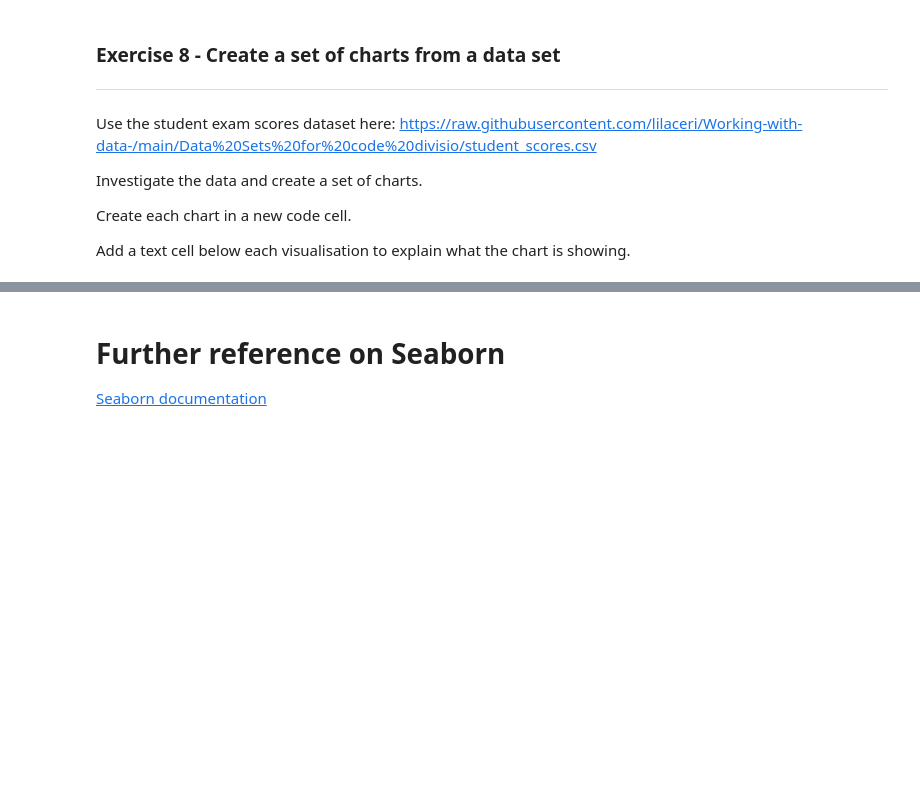
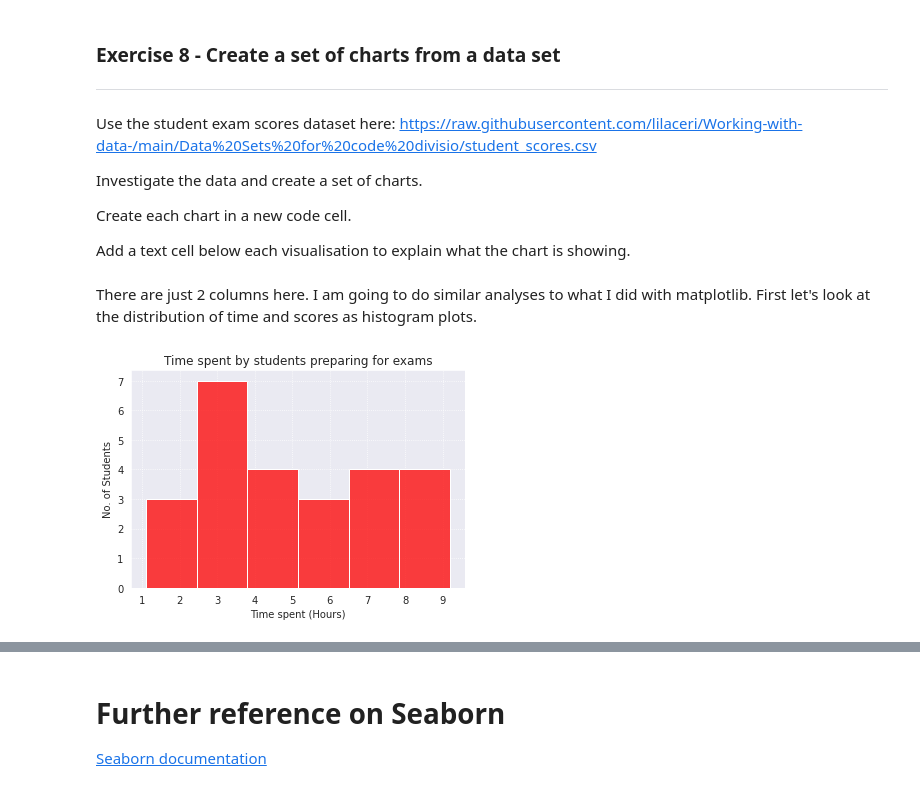
Before and after one commit to JaySanthanam/Programming-for-data, a Jupyter notebook: Worksheets/7_2_Visualisation_with_Seaborn.ipynb, the cells around one changed output, grey strips where cells are left out. Drawn from its saved outputs; the diff is of its cells as text; code cells hidden in the pictures; blank space fills up the shorter version.

```diff
--- a/Worksheets/7_2_Visualisation_with_Seaborn.ipynb
+++ b/Worksheets/7_2_Visualisation_with_Seaborn.ipynb
@@ -305,3 +305,18 @@ Investigate the data and create a set of charts.
 Create each chart in a new code cell.
 
 Add a text cell below each visualisation to explain what the chart is showing.
+# %%
+url = "https://raw.githubusercontent.com/lilaceri/Working-with-data-/main/Data%20Sets%20for%20code%20divisio/student_scores.csv"
+stud_data = get_csv_data(url)
+hr = stud_data["Hours"]
+score = stud_data["Scores"]
+# %% [markdown]
+There are just 2 columns here. I am going to do similar analyses to what I did with matplotlib. First let's look at the distribution of time and scores as histogram plots.
+# %%
+chart = sns.histplot(data=hr, color ='red')
+chart.set_xlabel("Time spent (Hours)")
+chart.set_ylabel("No. of Students")
+chart.set_title("Time spent by students preparing for exams")
+sns.set_style("darkgrid", {"grid.color": "1", "grid.linestyle": ":"})
+# %% [output]
+[figure, added]
```
Also changed, not shown: parts of 6 cells of this notebook.
